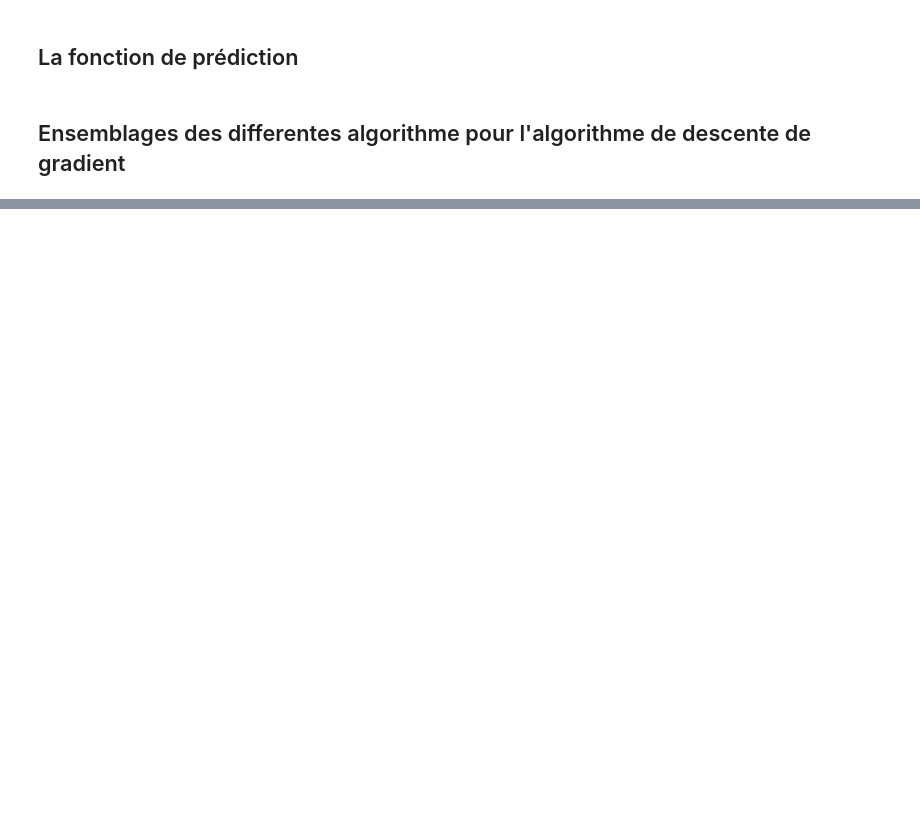
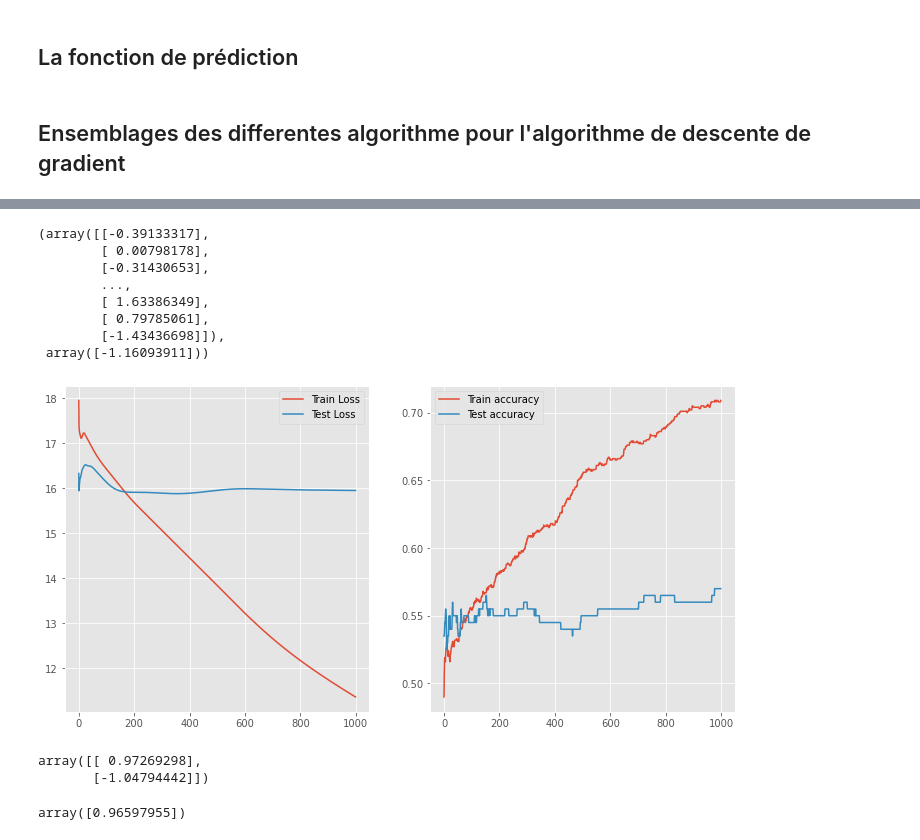
Before and after one commit to camara94/formation-deep-learning, a Jupyter notebook: python/algorith_gradient_descent.ipynb, the cells around one changed output, grey strips where cells are left out. Saved outputs shown, nothing was run; the diff lists cells and outputs as text; code cells hidden in the pictures; blank space fills up the shorter version.

```diff
--- a/python/algorith_gradient_descent.ipynb
+++ b/python/algorith_gradient_descent.ipynb
@@ -183,0 +257,27 @@ Le Score est: 0.93
+# %%
+X_train_flatten = X_train.reshape(X_train.shape[0], X_train.shape[1] * X_train.shape[2])
+X_test_flatten = X_test.reshape(X_test.shape[0], X_test.shape[1] * X_test.shape[2])
+# %%
+X_train_flatten = X_train_flatten / X_train_flatten.max()
+X_test_flatten = X_test_flatten / X_test_flatten.max()
+# %%
+algo_descente_gradient_image(X_train_flatten, y_train, X_test_flatten, y_test, 0.01, 10000)
+# %% [output]
+(array([[-0.39133317],
+        [ 0.00798178],
+        [-0.31430653],
+        ...,
+        [ 1.63386349],
+        [ 0.79785061],
+        [-1.43436698]]),
+ array([-1.16093911]))
+[figure, added]
+# %%
+W
+# %% [output]
+array([[ 0.97269298],
+       [-1.04794442]])
+# %%
+b
+# %% [output]
+array([0.96597955])
```
Also changed, not shown: parts of 18 cells of this notebook, 1 other file.
